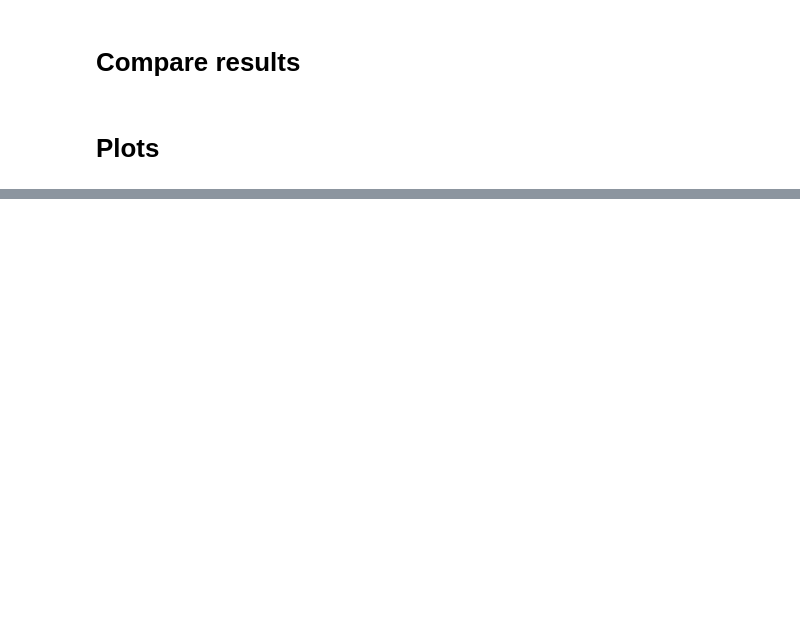
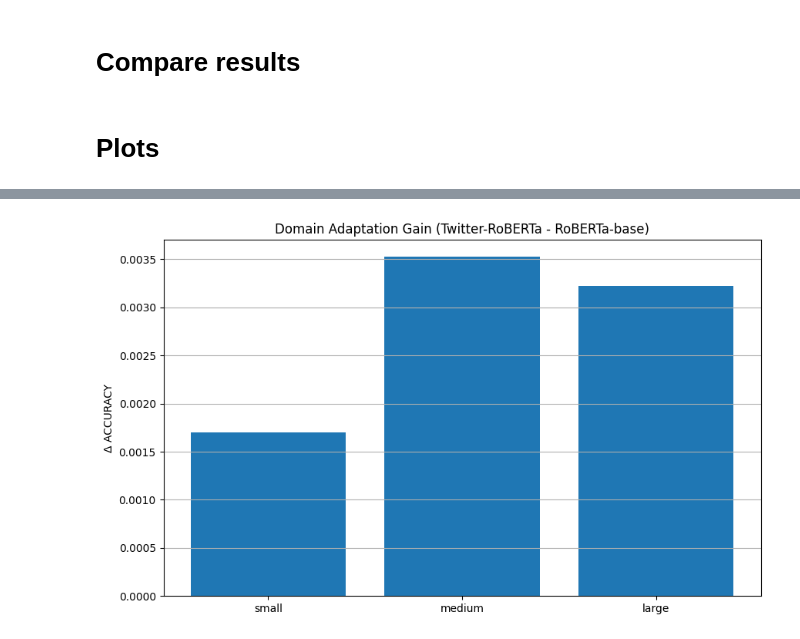
Before and after one commit to aayush-12321/Sentiment-Analysis-Project, a Jupyter notebook: Comparison_DistilBERT_RoBERTa_TwitterRoBERTa.ipynb, the cells around one changed output, grey strips where cells are left out. Cells and saved outputs as stored; diff of their text form; code cells hidden in the pictures; blank space fills up the shorter version.

```diff
--- a/Comparison_DistilBERT_RoBERTa_TwitterRoBERTa.ipynb
+++ b/Comparison_DistilBERT_RoBERTa_TwitterRoBERTa.ipynb
@@ -685,0 +637,23 @@ Experiment saved at: /kaggle/working/models/df_small-roberta
+# %%
+def plot_domain_gain(roberta_paths, twitter_paths, metric="accuracy"):
+
+    sizes = ["small", "medium", "large"]
+
+    gains = []
+
+    for s in sizes:
+        r = extract_metric(roberta_paths[s], metric)
+        t = extract_metric(twitter_paths[s], metric)
+        gains.append(t - r)
+
+    x = np.arange(len(sizes))
+
+    plt.figure(figsize=(10,6))
+    plt.bar(x, gains)
+
+    plt.xticks(x, sizes)
+    plt.ylabel(f"Δ {metric.upper()}")
+    plt.title("Domain Adaptation Gain (Twitter-RoBERTa - RoBERTa-base)")
+    plt.grid(axis="y")
+
+    plt.show()
@@ -685,0 +924,4 @@ Experiment saved at: /kaggle/working/models/df_small-roberta
+# %%
+plot_domain_gain(roberta_paths, twitter_paths)
+# %% [output]
+[figure, added]
```
Also changed, not shown: parts of 54 cells of this notebook.
